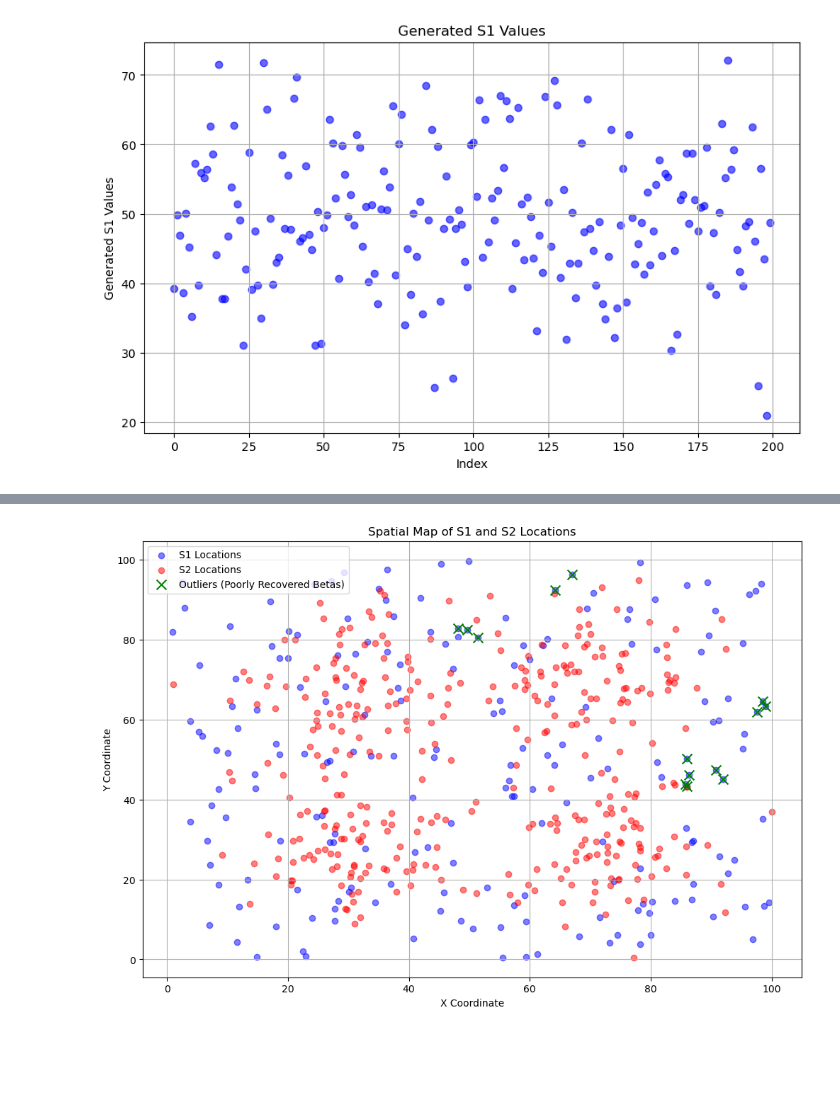
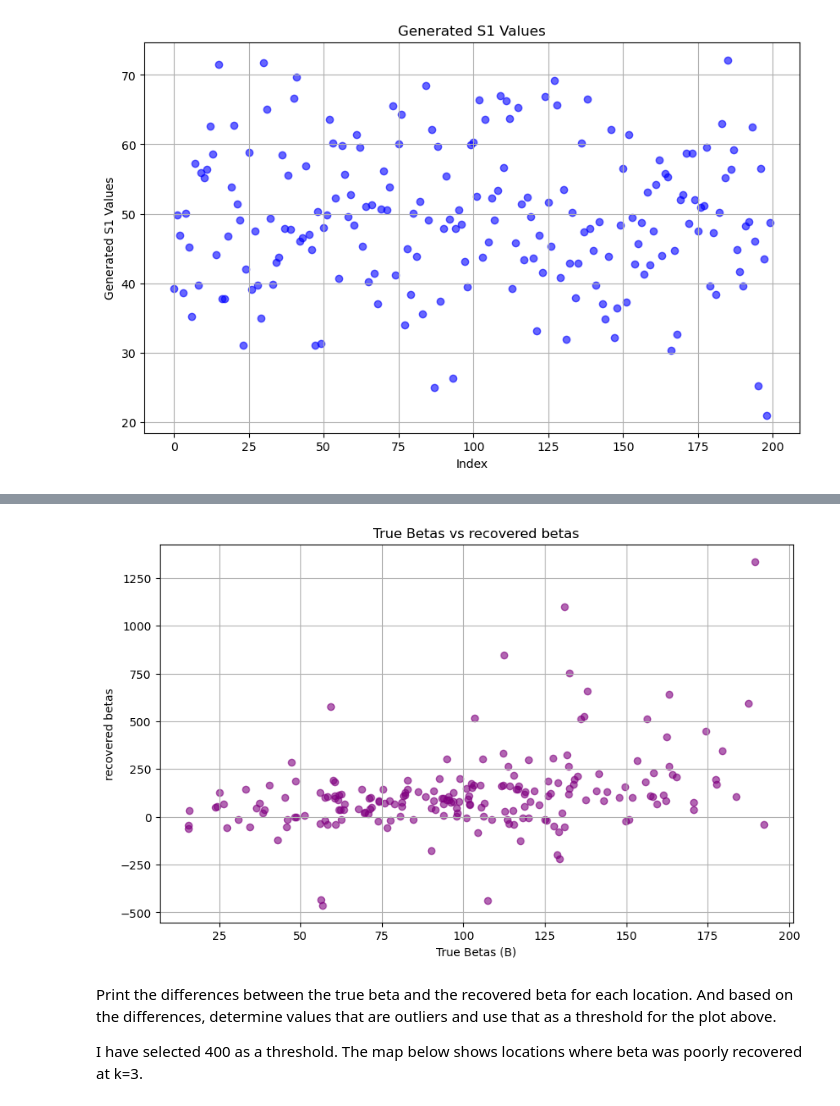
Before and after one commit to marquisvictor/change-of-support-gwr-mgwr, a Jupyter notebook: AICvsK.ipynb, the cells around one changed output, grey strips where cells are left out. Saved outputs shown, nothing was run; the diff lists cells and outputs as text; code cells hidden in the pictures; blank space fills up the shorter version.

```diff
--- a/AICvsK.ipynb
+++ b/AICvsK.ipynb
@@ -248,3 +242,14 @@ plt.show()
+# %%
+# Compare True Betas B with recovered
+plt.figure(figsize=(10, 6))
+plt.scatter(B, betas_dict[3], color='purple', alpha=0.6)
+plt.xlabel('True Betas (B)')
+plt.ylabel('recovered betas')
+plt.title('True Betas vs recovered betas')
+plt.grid(True)
+plt.show()
+# %% [output]
+[figure, added]
 # %%
 # Choose the optimal k based on AICc
 optimal_k = 3
@@ -256,27 +261,8 @@ threshold = 400  # Threshold for identifying poorly recovered betas
                 # (I used 200 becuase points above 200 seem to deviate more significantly from the dashed line)
 
 outlier_indices = np.where(differences_optimal_k > threshold)[0]  # Indices where difference is greater than threshold
-
-# Visualize S1 and S2 on a map
-plt.figure(figsize=(12, 8))
-
-# Plot S1 locations
-plt.scatter(loc1[:, 0], loc1[:, 1], color='blue', alpha=0.5, label='S1 Locations')
-
-# Plot S2 locations
-plt.scatter(loc2[:, 0], loc2[:, 1], color='red', alpha=0.5, label='S2 Locations')
-
-# Highlight the outliers in S1
-if len(outlier_indices) > 0:
-    plt.scatter(loc1[outlier_indices, 0], loc1[outlier_indices, 1], color='green',
-                 s=100, label='Outliers (Poorly Recovered Betas)', marker='x')
-
-plt.xlabel('X Coordinate')
-plt.ylabel('Y Coordinate')
-plt.title(f'Spatial Map of S1 and S2 Locations')
-plt.legend()
-plt.grid(True)
-plt.show()
-# %% [output]
-[figure, removed]
+# %% [markdown]
+Print the differences between the true beta and the recovered beta for each location. And based on the differences, determine values that are outliers and use that as a threshold for the plot above.
+
+I have selected 400 as a threshold. The map below shows locations where beta was poorly recovered at k=3.
 # %%
```
Also changed, not shown: parts of 9 cells of this notebook.
